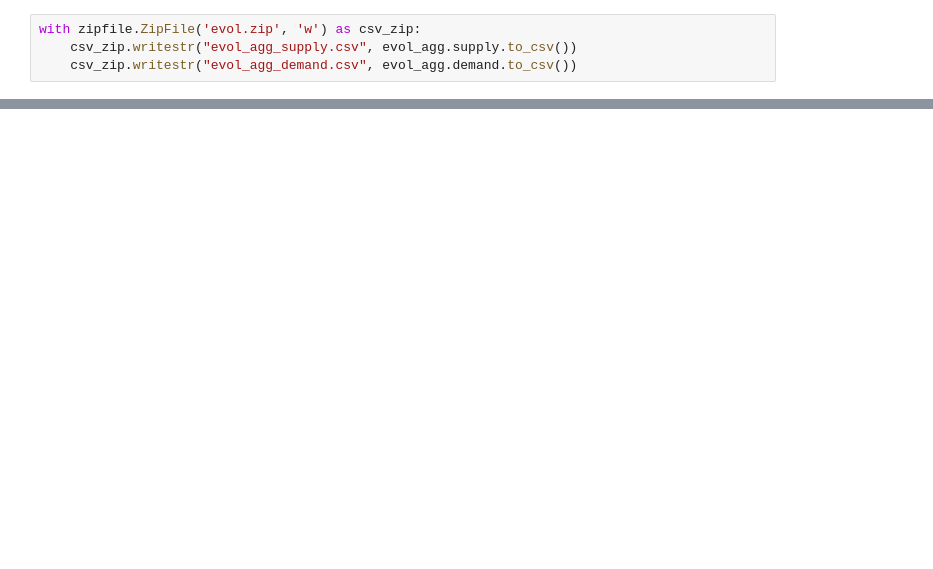
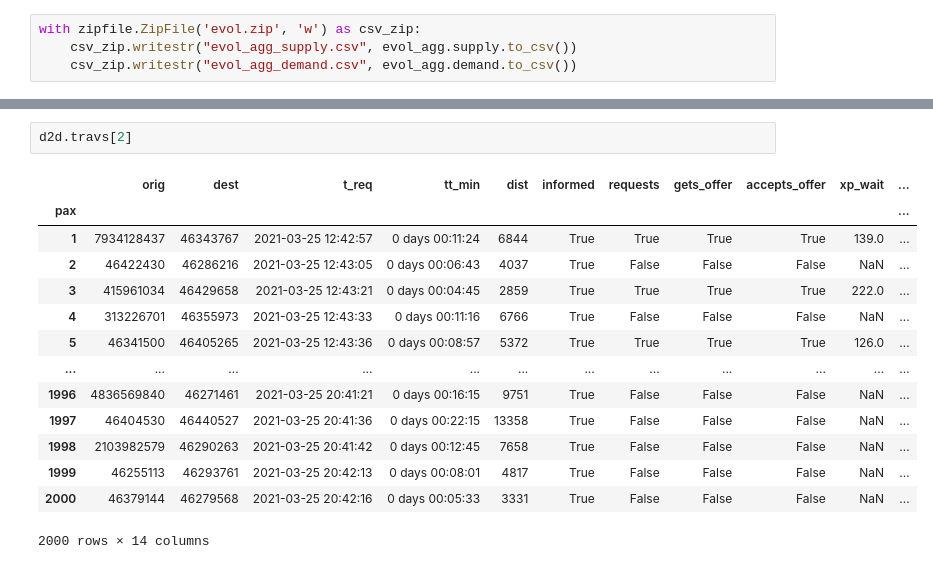
Before and after one commit to RafalKucharskiPK/MaaSSim, a Jupyter notebook: docs/Experiments/E_05_Two-sided-evolution.ipynb, the cells around one changed output, grey strips where cells are left out. Cells and saved outputs as stored; diff of their text form; blank space fills up the shorter version.

```diff
--- a/docs/Experiments/E_05_Two-sided-evolution.ipynb
+++ b/docs/Experiments/E_05_Two-sided-evolution.ipynb
@@ -231,0 +245,17 @@ evol_agg.supply
+# %%
+d2d.travs[2]
+# %% [output]
+|  | orig | dest | t_req | tt_min | dist | informed | requests | gets_offer | accepts_offer | xp_wait | ... |
+| pax |  |  |  |  |  |  |  |  |  |  | ... |
+| 1 | 7934128437 | 46343767 | 2021-03-25 12:42:57 | 0 days 00:11:24 | 6844 | True | True | True | True | 139.0 | ... |
+| 2 | 46422430 | 46286216 | 2021-03-25 12:43:05 | 0 days 00:06:43 | 4037 | True | False | False | False | NaN | ... |
+| 3 | 415961034 | 46429658 | 2021-03-25 12:43:21 | 0 days 00:04:45 | 2859 | True | True | True | True | 222.0 | ... |
+| 4 | 313226701 | 46355973 | 2021-03-25 12:43:33 | 0 days 00:11:16 | 6766 | True | False | False | False | NaN | ... |
+| 5 | 46341500 | 46405265 | 2021-03-25 12:43:36 | 0 days 00:08:57 | 5372 | True | True | True | True | 126.0 | ... |
+| ... | ... | ... | ... | ... | ... | ... | ... | ... | ... | ... | ... |
+| 1996 | 4836569840 | 46271461 | 2021-03-25 20:41:21 | 0 days 00:16:15 | 9751 | True | False | False | False | NaN | ... |
+| 1997 | 46404530 | 46440527 | 2021-03-25 20:41:36 | 0 days 00:22:15 | 13358 | True | False | False | False | NaN | ... |
+| 1998 | 2103982579 | 46290263 | 2021-03-25 20:41:42 | 0 days 00:12:45 | 7658 | True | False | False | False | NaN | ... |
+| 1999 | 46255113 | 46293761 | 2021-03-25 20:42:13 | 0 days 00:08:01 | 4817 | True | False | False | False | NaN | ... |
+| 2000 | 46379144 | 46279568 | 2021-03-25 20:42:16 | 0 days 00:05:33 | 3331 | True | False | False | False | NaN | ... |
+2000 rows × 14 columns
```
Also changed, not shown: parts of 13 cells of this notebook, 1 other file.
